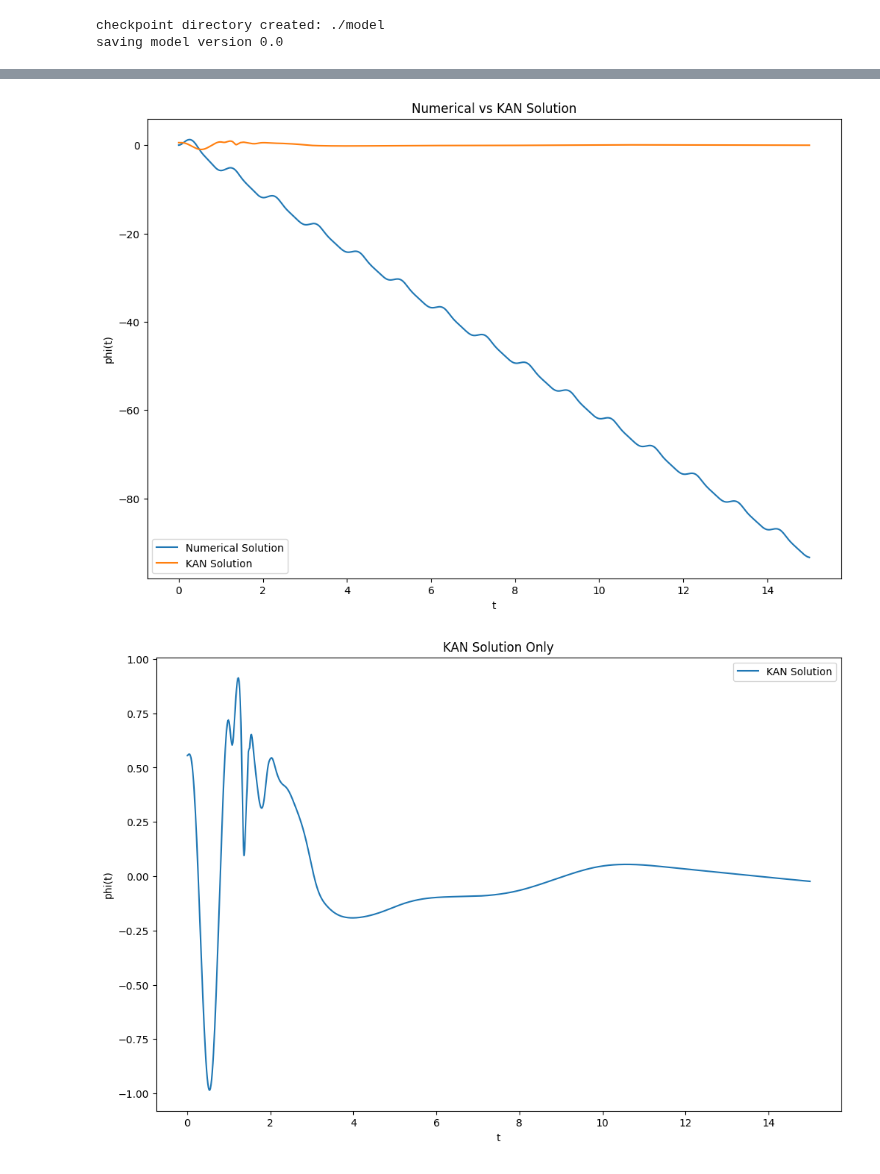
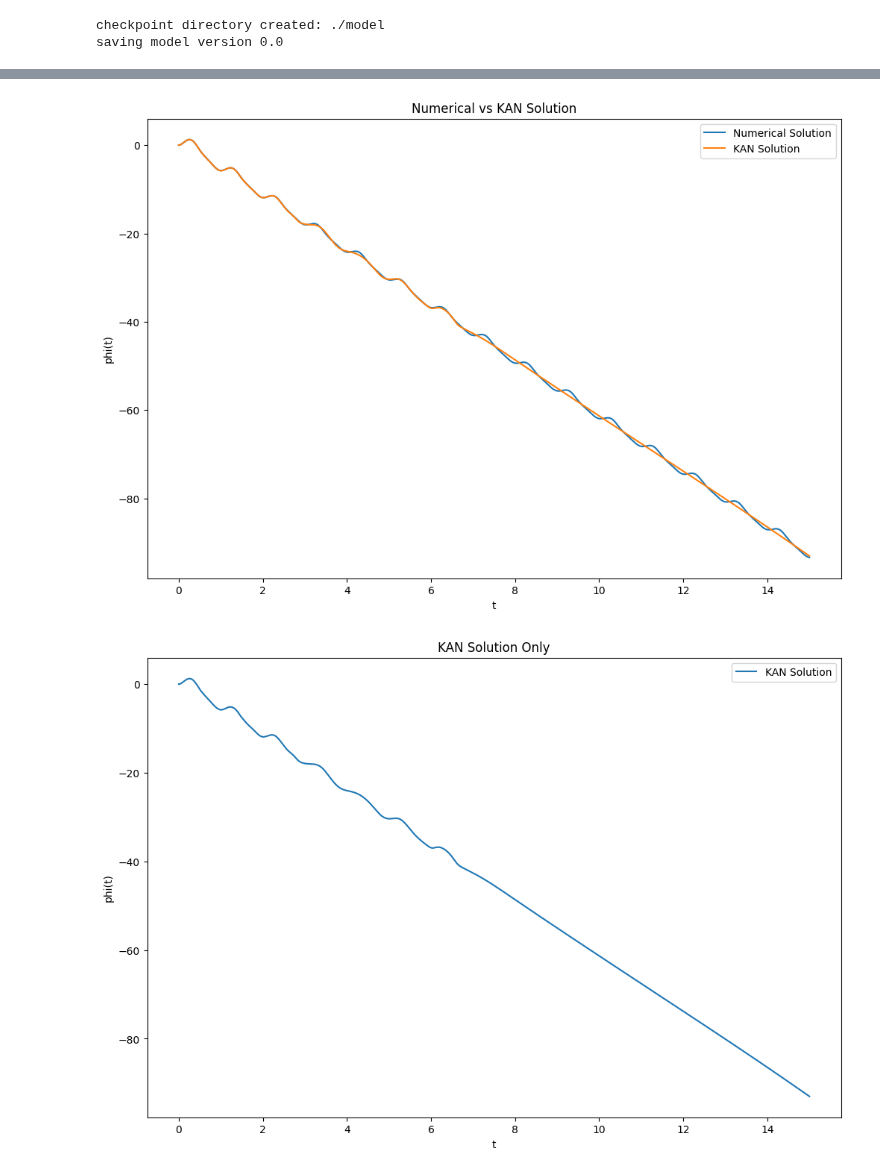
Before and after one commit to Brandon-Ism/Physics-Equations-PINNs, a Jupyter notebook: notebooks/KAN_Driven_Damped_Pendulum_gamma_1_3.ipynb, the cells around one changed output, grey strips where cells are left out. Saved outputs shown, nothing was run; the diff lists cells and outputs as text; code cells hidden in the pictures.

Commit message:
kaggle, decrease training points, increase dimensions, increase epochs

```diff
--- a/notebooks/KAN_Driven_Damped_Pendulum_gamma_1_3.ipynb
+++ b/notebooks/KAN_Driven_Damped_Pendulum_gamma_1_3.ipynb
@@ -104,3 +93,12 @@ x_boundary = torch.tensor([[0.0]]).requires_grad_(True)
+# %%
+# Define a separate time interval for the neural network training
+nn_start_val = 0
+nn_end_val = 15
+nn_t = np.linspace(nn_start_val, nn_end_val, 8000)
+
+# Prepare training data based on the new time interval
+x_physics = torch.tensor(nn_t, dtype=torch.float32).view(-1, 1)
+y_physics = torch.tensor(np.interp(nn_t, t, sol.y[0]), dtype=torch.float32).view(-1, 1)
 # %%
 print({type(x_physics)})
 # %% [output]
@@ -109,10 +107,11 @@ print({type(x_physics)})
 from kan import *
 # Define the KAN model
 physics_weight = 1e-3
-model = KAN(width=[1,15,15,1], grid=5, k=3, seed=0)
+model = KAN(width=[1,9,9,1], grid=5, k=3, seed=0)
 #model = KAN(width=[1,10,1], grid=5, k=3, grid_eps=1.0) #noise scale base error after pykan updates
-model.update_grid_from_samples(x_physics)
+#model.update_grid_from_samples(x_physics)
 optimizer = torch.optim.Adam(model.parameters(), lr=1e-2)
+criterion = nn.MSELoss()
 # %% [output]
 checkpoint directory created: ./model
 saving model version 0.0
@@ -198,36 +188,35 @@ y_kan = model(x_test).detach().numpy()
 # %%
-# Save KAN results to CSV
-kan_df = pd.DataFrame({'t': t, 'theta': y_kan.squeeze()})
+# Predict using the KAN model
+y_kan = model(x_physics).detach().numpy()
+kan_df = pd.DataFrame({'t': nn_t, 'theta': y_kan.squeeze()})
 kan_df.to_csv('kan_results.csv', index=False)
 # %%
 # Plot both the numerical and KAN solutions
 plt.figure(figsize=(12, 8))
 plt.plot(sol.t, sol.y[0], label='Numerical Solution')
-plt.plot(t, y_kan, label='KAN Solution')
+plt.plot(nn_t, y_kan, label='KAN Solution')
 plt.xlabel('t')
 plt.ylabel('phi(t)')
 plt.legend()
 plt.title('Numerical vs KAN Solution')
-
-
 plt.savefig('/kaggle/working/KAN_vs_Numerical_1_1.png')
 plt.show()
 # %% [output]
-[figure, old version]
+[figure, new version]
 # %%
 # Plot both the numerical and KAN solutions
 plt.figure(figsize=(12, 8))
-plt.plot(t, y_kan, label='KAN Solution')
+plt.plot(nn_t, y_kan, label='KAN Solution')
 plt.xlabel('t')
 plt.ylabel('phi(t)')
 plt.legend()
 plt.title('KAN Solution Only')
 
 
 plt.savefig('/kaggle/working/KAN_only_1_3.png')
 plt.show()
 # %% [output]
-[figure, old version]
+[figure, new version]
 # %%
 # Plot the KAN grid
 
```
Also changed, not shown: parts of 7 cells of this notebook.
